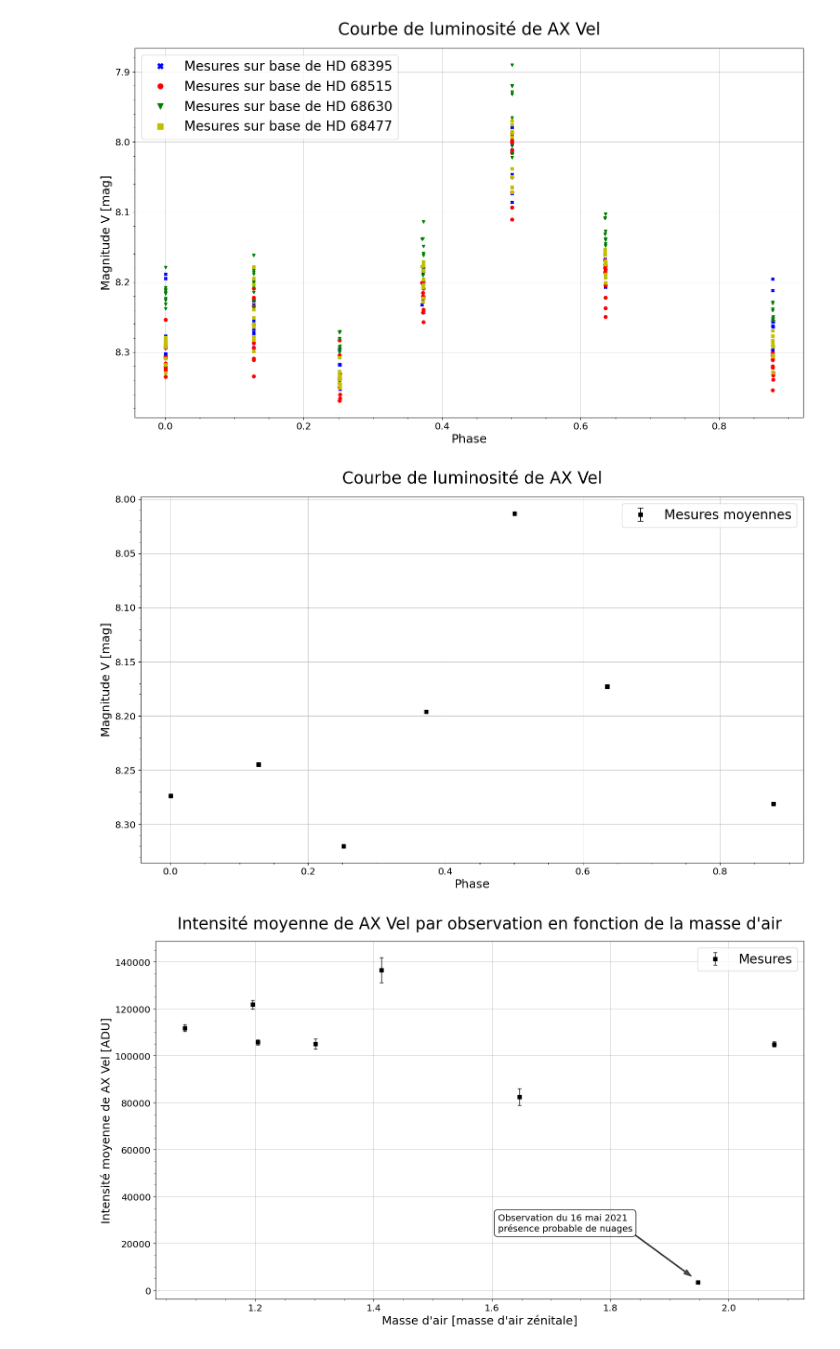
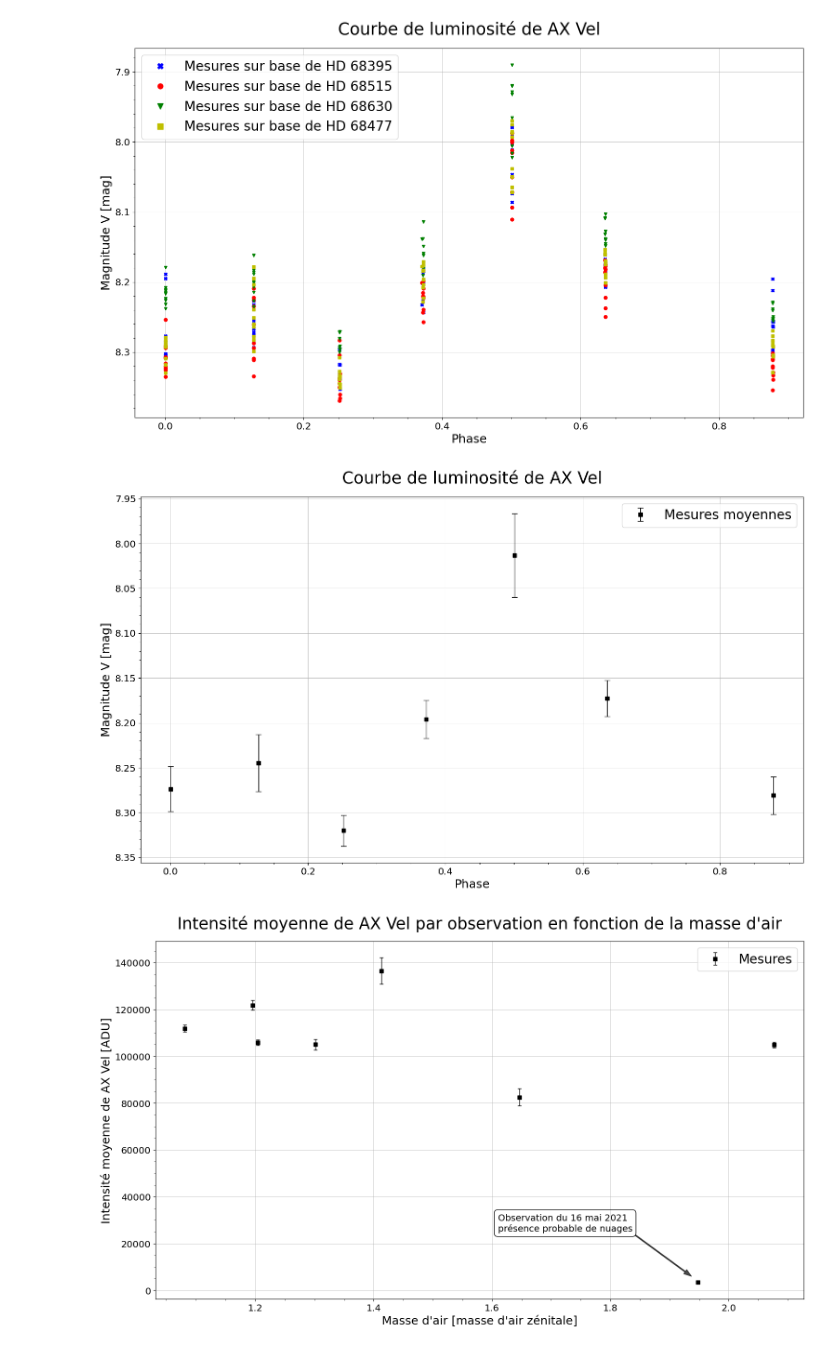
Before and after one commit to Blond-bay/analyse_data, a Jupyter notebook: AXVEL_photometry.ipynb, the cells around one changed output. Saved outputs shown, nothing was run; the diff lists cells and outputs as text; code cells hidden in the pictures.

```diff
--- a/AXVEL_photometry.ipynb
+++ b/AXVEL_photometry.ipynb
@@ -133,23 +162,23 @@ plt.show()
 # %%
 #Retrait observation 16 mai
 results_crop = results.drop([1])
 
 fig, ax = plt.subplots()
 
 
-ax.errorbar(results_mean_crop['phase'], results_crop['mean AX Vel [mag]'], yerr=results_crop['std AX Vel [mag]'],
+ax.errorbar(results_crop['phase'], results_crop['mean AX Vel [mag]'], yerr=results_crop['std AX Vel [mag]'],
             lw=1, color='k',  capsize=4, marker='s',linestyle = 'none', label=('Mesures moyennes'))
 
 ax.invert_yaxis()
 
 ax.set_title('Courbe de luminosité de AX Vel', pad=20)
 ax.set_ylabel('Magnitude V [mag]')
 ax.set_xlabel('Phase')
 ax.legend(loc='best', frameon=True)
 
 plt.show()
 # %% [output]
-[figure, old version]
+[figure, new version]
 # %%
 fig3, ax3 = plt.subplots()
 
```
Also changed, not shown: parts of 9 cells of this notebook, 7 other files.
